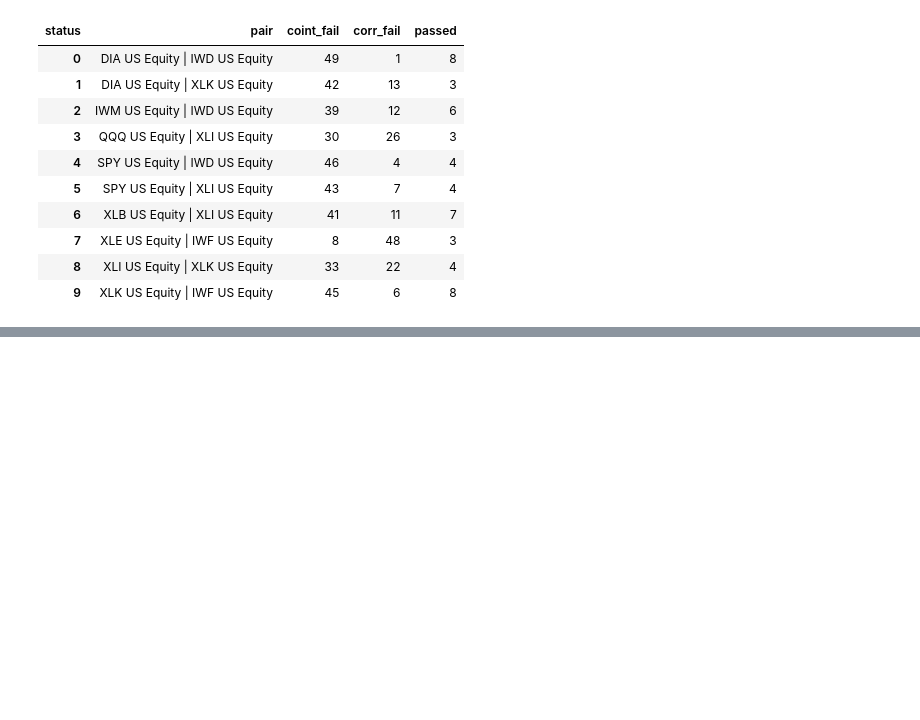
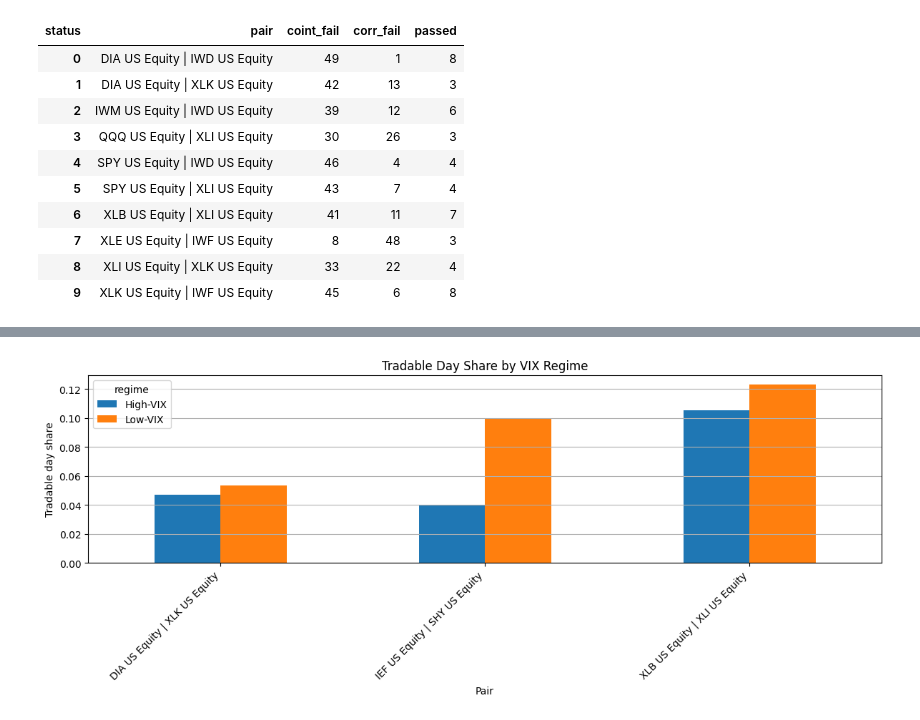
Before and after one commit to jen-dan/pairs-trading, a Jupyter notebook: notebooks/01_data_cleaning.ipynb, the cells around one changed output, grey strips where cells are left out. Saved outputs shown, nothing was run; the diff lists cells and outputs as text; code cells hidden in the pictures; blank space fills up the shorter version.

```diff
--- a/notebooks/01_data_cleaning.ipynb
+++ b/notebooks/01_data_cleaning.ipynb
@@ -1676,0 +1917,17 @@ pair_skip_summary.to_csv("../data_processed/pair_panel_skip_reason_summary.csv",
+# %%
+plot_df = regime_summary_all[
+    regime_summary_all["regime_type"] == "regime_vix"
+].copy()
+
+pivot_plot = plot_df.pivot(index="pair", columns="regime", values="tradable_day_share")
+
+pivot_plot.plot(kind="bar", figsize=(12, 5))
+plt.title("Tradable Day Share by VIX Regime")
+plt.xlabel("Pair")
+plt.ylabel("Tradable day share")
+plt.xticks(rotation=45, ha="right")
+plt.grid(True, axis="y")
+plt.tight_layout()
+plt.show()
+# %% [output]
+[figure, added]
```
Also changed, not shown: parts of 11 cells of this notebook.
